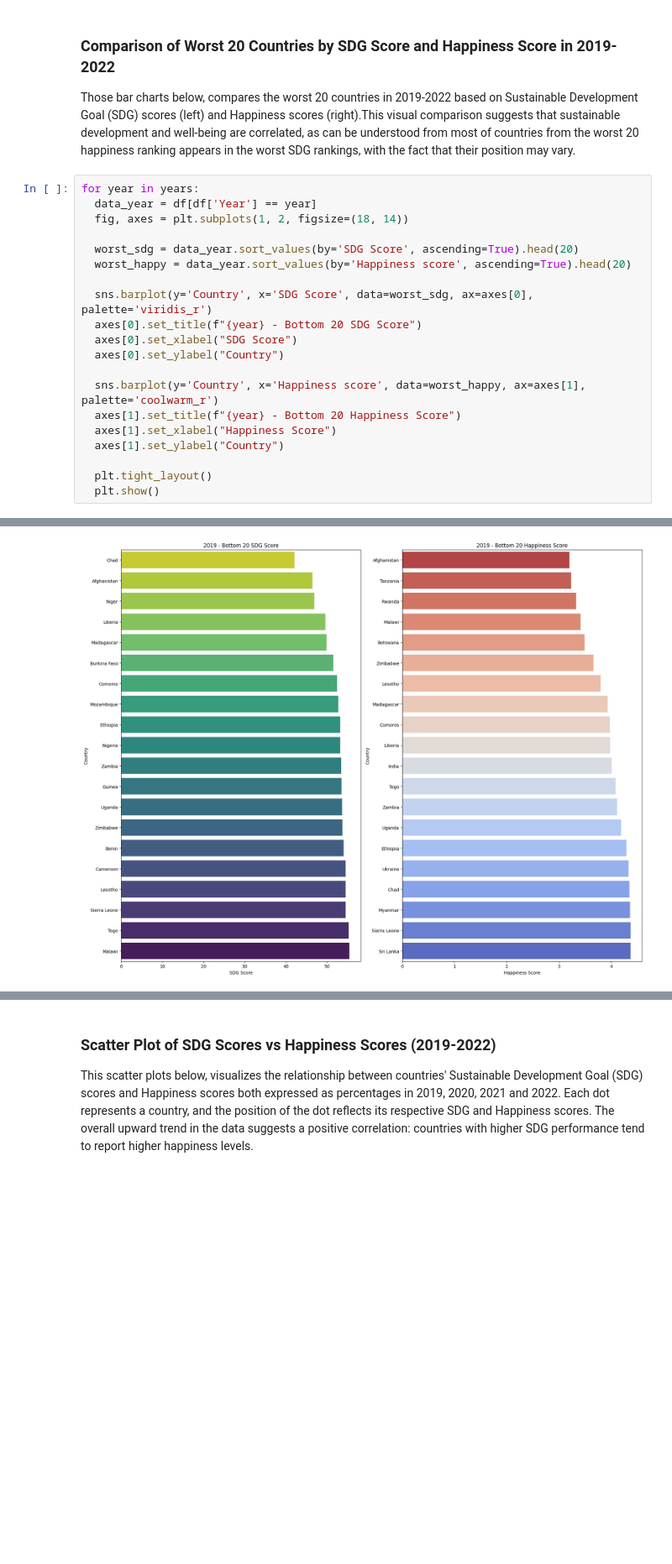
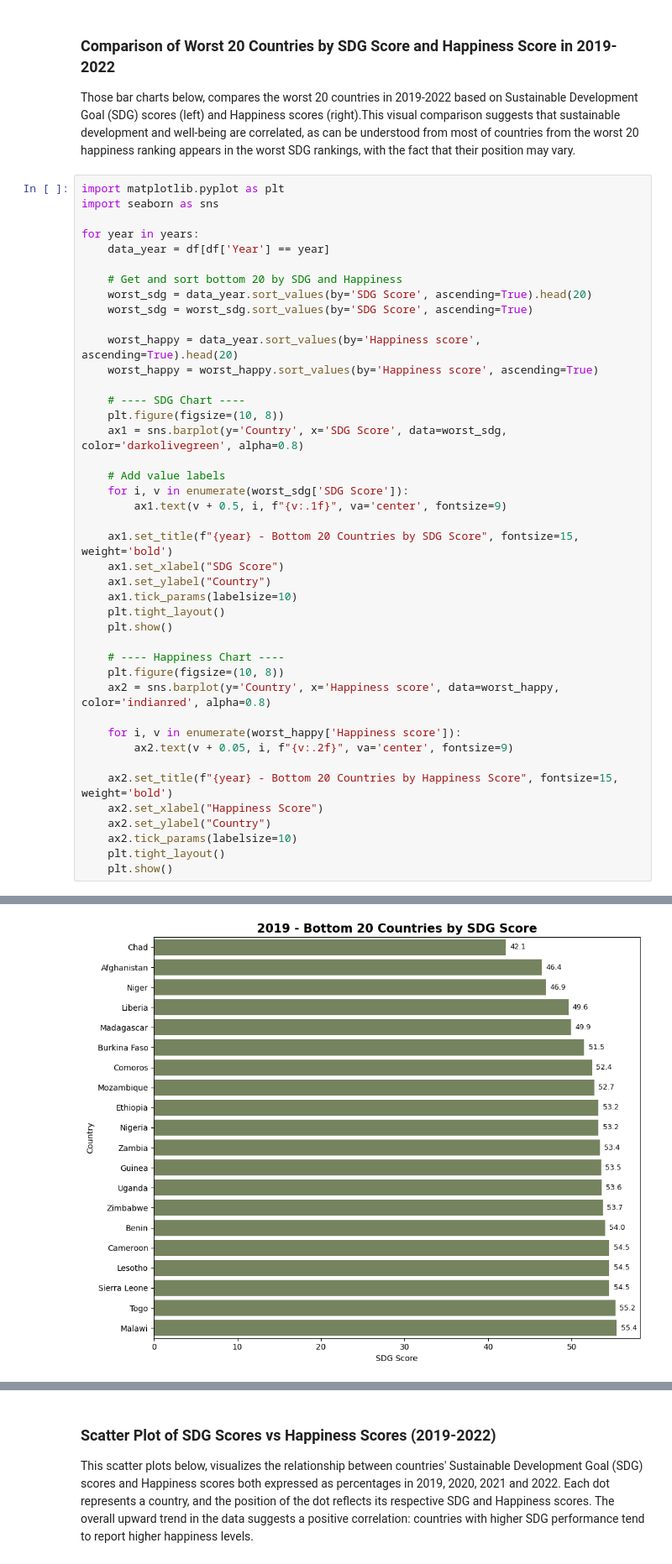
Before and after one commit to safiyenarman/DSA210-Project, a Jupyter notebook: data_visualization.ipynb, the cells around one changed output, grey strips where cells are left out. Shown at 84% size. Drawn from its saved outputs; the diff is of its cells as text; blank space fills up the shorter version.

```diff
--- a/data_visualization.ipynb
+++ b/data_visualization.ipynb
@@ -123,23 +135,45 @@ Passing `palette` without assigning `hue` is deprecated and will be removed in v
 
 Those bar charts below, compares the worst 20 countries in 2019-2022 based on Sustainable Development Goal (SDG) scores (left) and Happiness scores (right).This visual comparison suggests that sustainable development and well-being are correlated, as can be understood from most of countries from the worst 20 happiness ranking appears in the worst SDG rankings, with the fact that their position may vary.
 # %%
+import matplotlib.pyplot as plt
+import seaborn as sns
+
 for year in years:
-  data_year = df[df['Year'] == year]
-  fig, axes = plt.subplots(1, 2, figsize=(18, 14))
+    data_year = df[df['Year'] == year]
 
-  worst_sdg = data_year.sort_values(by='SDG Score', ascending=True).head(20)
-  worst_happy = data_year.sort_values(by='Happiness score', ascending=True).head(20)
+    # Get and sort bottom 20 by SDG and Happiness
+    worst_sdg = data_year.sort_values(by='SDG Score', ascending=True).head(20)
+    worst_sdg = worst_sdg.sort_values(by='SDG Score', ascending=True)
 
-  sns.barplot(y='Country', x='SDG Score', data=worst_sdg, ax=axes[0], palette='viridis_r')
-  axes[0].set_title(f"{year} - Bottom 20 SDG Score")
-  axes[0].set_xlabel("SDG Score")
-  axes[0].set_ylabel("Country")
+    worst_happy = data_year.sort_values(by='Happiness score', ascending=True).head(20)
+    worst_happy = worst_happy.sort_values(by='Happiness score', ascending=True)
 
-  sns.barplot(y='Country', x='Happiness score', data=worst_happy, ax=axes[1], palette='coolwarm_r')
-  axes[1].set_title(f"{year} - Bottom 20 Happiness Score")
-  axes[1].set_xlabel("Happiness Score")
-  axes[1].set_ylabel("Country")
+    # ---- SDG Chart ----
+    plt.figure(figsize=(10, 8))
+    ax1 = sns.barplot(y='Country', x='SDG Score', data=worst_sdg, color='darkolivegreen', alpha=0.8)
 
-  plt.tight_layout()
-  plt.show()
+    # Add value labels
+    for i, v in enumerate(worst_sdg['SDG Score']):
+        ax1.text(v + 0.5, i, f"{v:.1f}", va='center', fontsize=9)
+
+    ax1.set_title(f"{year} - Bottom 20 Countries by SDG Score", fontsize=15, weight='bold')
+    ax1.set_xlabel("SDG Score")
+    ax1.set_ylabel("Country")
+    ax1.tick_params(labelsize=10)
+    plt.tight_layout()
+    plt.show()
+
+    # ---- Happiness Chart ----
+    plt.figure(figsize=(10, 8))
+    ax2 = sns.barplot(y='Country', x='Happiness score', data=worst_happy, color='indianred', alpha=0.8)
+
+    for i, v in enumerate(worst_happy['Happiness score']):
+        ax2.text(v + 0.05, i, f"{v:.2f}", va='center', fontsize=9)
+
+    ax2.set_title(f"{year} - Bottom 20 Countries by Happiness Score", fontsize=15, weight='bold')
+    ax2.set_xlabel("Happiness Score")
+    ax2.set_ylabel("Country")
+    ax2.tick_params(labelsize=10)
+    plt.tight_layout()
+    plt.show()
 # %% [output]
@@ -153 +180 @@ Passing `palette` without assigning `hue` is deprecated and will be removed in v
-[figure, old version]
+[figure, new version]
```
Also changed, not shown: parts of 4 cells of this notebook.
